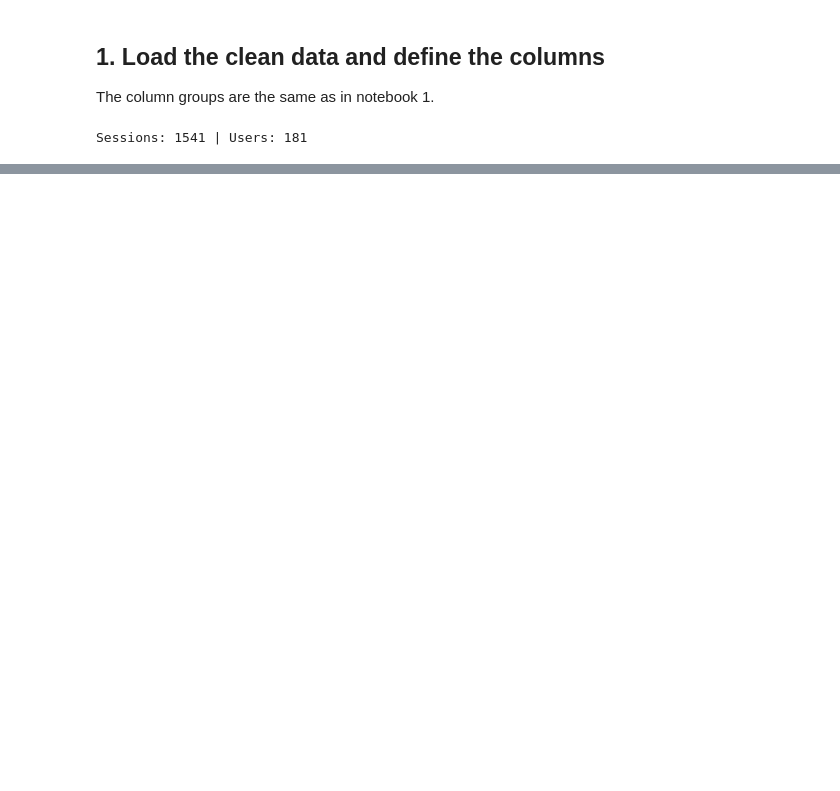
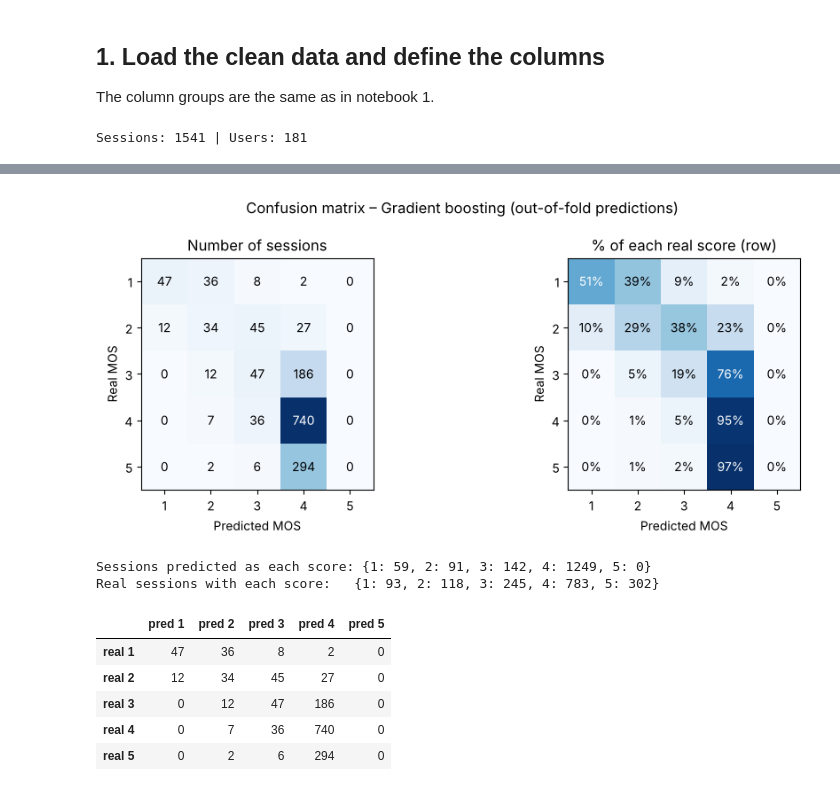
Before and after one commit to pickle-pori05/poqemon-qoe-prediction, a Jupyter notebook: 02_models.ipynb, the cells around one changed output, grey strips where cells are left out. Saved outputs shown, nothing was run; the diff lists cells and outputs as text; code cells hidden in the pictures; blank space fills up the shorter version.

```diff
--- a/02_models.ipynb
+++ b/02_models.ipynb
@@ -200,0 +332,39 @@ plt.show()
+# %%
+best_name = results.loc[results["Model"] != "Baseline (mean)"].sort_values("MAE").iloc[0]["Model"]
+pred_scores = to_score(oof[best_name])
+
+cm = confusion_matrix(y, pred_scores, labels=SCORES)
+cm_table = pd.DataFrame(cm, index=[f"real {s}" for s in SCORES], columns=[f"pred {s}" for s in SCORES])
+cm_pct = (cm_table.div(cm_table.sum(axis=1), axis=0) * 100).round(0)
+
+fig, axes = plt.subplots(1, 2, figsize=(10, 4))
+for ax, data, title, fmt in [(axes[0], cm, "Number of sessions", "{:.0f}"),
+                             (axes[1], cm_pct.to_numpy(), "% of each real score (row)", "{:.0f}%")]:
+    ax.imshow(data, cmap="Blues")
+    ax.set_xticks(range(5), SCORES)
+    ax.set_yticks(range(5), SCORES)
+    ax.set_xlabel("Predicted MOS")
+    ax.set_ylabel("Real MOS")
+    ax.set_title(title)
+    for i in range(5):
+        for j in range(5):
+            color = "white" if data[i, j] > data.max() / 2 else "black"
+            ax.text(j, i, fmt.format(data[i, j]), ha="center", va="center", color=color)
+fig.suptitle(f"Confusion matrix – {best_name} (out-of-fold predictions)")
+plt.tight_layout()
+plt.savefig("fig_confusion_matrix.png", dpi=150)
+plt.show()
+
+print("Sessions predicted as each score:", {s: int(n) for s, n in zip(SCORES, cm.sum(axis=0))})
+print("Real sessions with each score:  ", {s: int(n) for s, n in zip(SCORES, cm.sum(axis=1))})
+cm_table
+# %% [output]
+[figure, added]
+Sessions predicted as each score: {1: 59, 2: 91, 3: 142, 4: 1249, 5: 0}
+Real sessions with each score:   {1: 93, 2: 118, 3: 245, 4: 783, 5: 302}
+|  | pred 1 | pred 2 | pred 3 | pred 4 | pred 5 |
+| real 1 | 47 | 36 | 8 | 2 | 0 |
+| real 2 | 12 | 34 | 45 | 27 | 0 |
+| real 3 | 0 | 12 | 47 | 186 | 0 |
+| real 4 | 0 | 7 | 36 | 740 | 0 |
+| real 5 | 0 | 2 | 6 | 294 | 0 |
```
Also changed, not shown: parts of 37 cells of this notebook.
